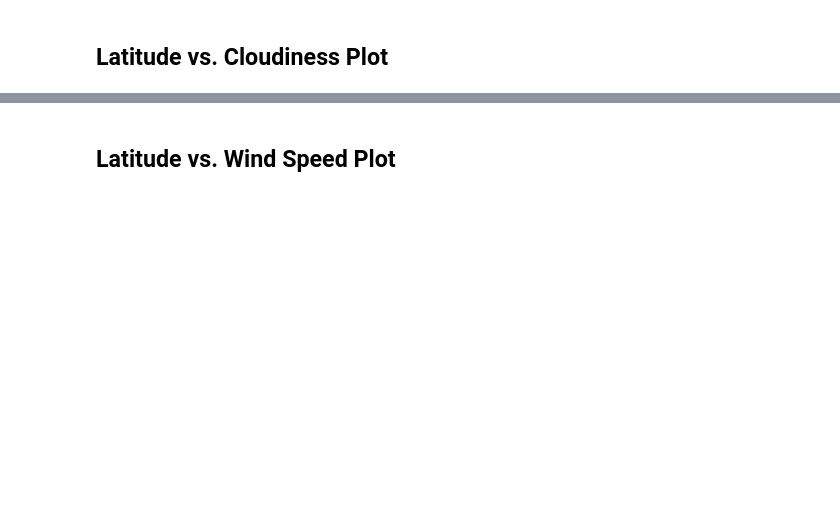
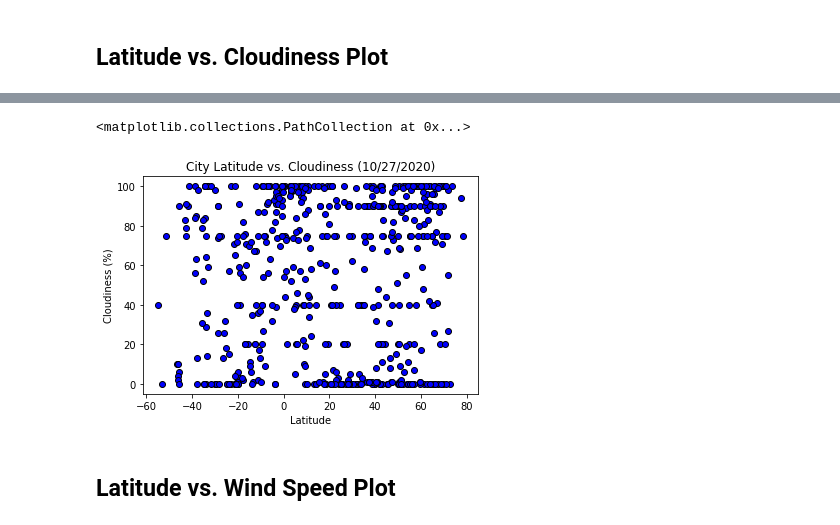
Before and after one commit to RBLevine/python-api-challenge, a Jupyter notebook: WeatherPy/WeatherPy.ipynb, the cells around one changed output, grey strips where cells are left out. Saved outputs shown, nothing was run; the diff lists cells and outputs as text; code cells hidden in the pictures; blank space fills up the shorter version.

```diff
--- a/WeatherPy/WeatherPy.ipynb
+++ b/WeatherPy/WeatherPy.ipynb
@@ -195,2 +218,10 @@ There are no columns to drop
+# %%
+plt.title("City Latitude vs. Cloudiness (10/27/2020)")
+plt.xlabel("Latitude")
+plt.ylabel("Cloudiness (%)")
+plt.scatter(weatherPyCSV["Lat"], weatherPyCSV["Cloudiness"], marker="o", facecolors="blue", edgecolors="black")
+# %% [output]
+<matplotlib.collections.PathCollection at 0x...>
+[figure, added]
 # %% [markdown]
 ## Latitude vs. Wind Speed Plot
```
Also changed, not shown: parts of 34 cells of this notebook, 2 other files.
